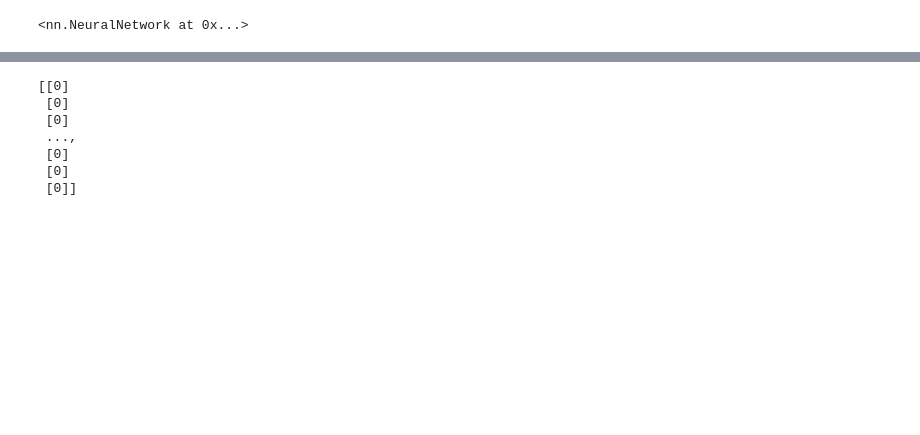
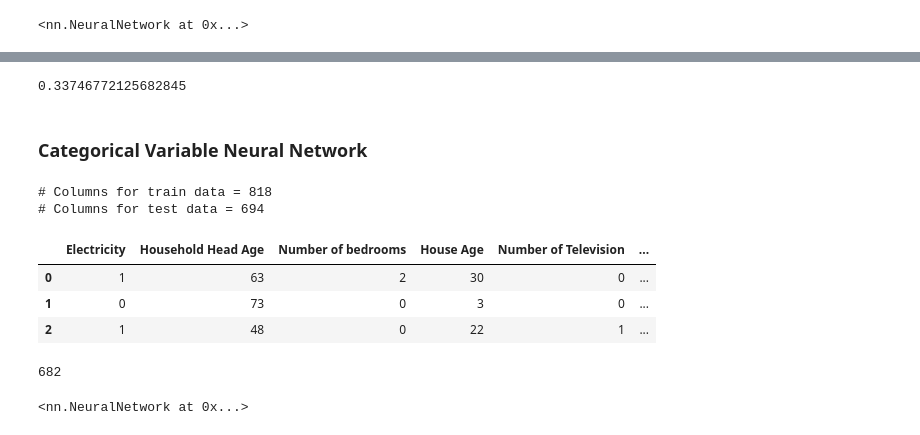
Before and after one commit to ndara/FilipinoHousing, a Jupyter notebook: Neural Network Application.ipynb, the cells around one changed output, grey strips where cells are left out. Saved outputs shown, nothing was run; the diff lists cells and outputs as text; code cells hidden in the pictures; blank space fills up the shorter version.

Commit message:
Added the neural network applications for continuous, categorical, the combo of both

```diff
--- a/Neural Network Application.ipynb
+++ b/Neural Network Application.ipynb
@@ -82,14 +88,19 @@ ordinal_vars = ['Household Head Age','Number of bedrooms','House Age','Number of
                 'Number of Stove with Oven/Gas Range', 'Number of Motorized Banca',
                 'Number of Motorcycle/Tricycle','Members with age less than 5 year old','Members with age 5 - 17 years old','Total number of family members employed']
 # %%
+#Split the columns into continuous, categorical
 train_continuous = train_data[continuous_vars]
 train_categorical = train_data[nominal_vars + binary_vars + ordinal_vars]
 train_ordinal = train_data[ordinal_vars]
 train_y = train_data[response_variable]
 
 test_continuous = test_data[continuous_vars]
+test_categorical = test_data[nominal_vars + binary_vars + ordinal_vars]
+test_ordinal = test_data[ordinal_vars]
 
 
 print('Continuous Set has ' + str(len(train_continuous.columns)) + ' columns')
+print('Categorical Set has ' + str(len(train_categorical.columns)) + ' columns')
+print('Ordinal Set has ' + str(len(train_ordinal.columns)) + ' columns')
 # %% [output]
 Continuous Set has 22 columns
@@ -114,10 +146,7 @@ x = nn.predict(test_continuous_scaled)
-# %%
-print(x)
-# %% [output]
-[[0]
- [0]
- [0]
- ...,
- [0]
- [0]
- [0]]
+# %%
+# Predict with the Neural Network against training data for metrics purposes
+predicted_y_scaled = nn.predict(train_continuous_scaled)
+predicted_y = yScaler.inverse_transform(predicted_y_scaled.reshape(predicted_y_scaled.shape[0],))
+mean_squared_error(train_y_scaled, predicted_y_scaled)
+# %% [output]
+0.33746772125682845
@@ -123,0 +157,28 @@ print(x)
+# %% [markdown]
+### Categorical Variable Neural Network
+# %%
+train_categorical_dummied = dummyify(train_categorical, nominal_vars)
+test_categorical_dummied = dummyify(test_categorical, nominal_vars)
+
+train_ordinal_encoded = rank_hot_encode(train_ordinal, ordinal_vars)
+test_ordinal_encoded = rank_hot_encode(test_ordinal, ordinal_vars)
+# %%
+all_categorical = train_categorical_dummied.join(train_ordinal_encoded)
+all_categorical_test = test_categorical_dummied.join(test_ordinal_encoded)
+print("# Columns for train data =", len(all_categorical.columns))
+print("# Columns for test data =", len(all_categorical_test.columns))
+all_categorical.head(3)
+# %% [output]
+# Columns for train data = 818
+# Columns for test data = 694
+|  | Electricity | Household Head Age | Number of bedrooms | House Age | Number of Television | ... |
+| 0 | 1 | 63 | 2 | 30 | 0 | ... |
+| 1 | 0 | 73 | 0 | 3 | 0 | ... |
+| 2 | 1 | 48 | 0 | 22 | 1 | ... |
+# %%
+# Use sets to find common columns existing in train and test set
+common_cols = list(set(all_categorical.columns) & set(all_categorical_test.columns))
+common_cols.sort()
+len(common_cols)
+# %% [output]
+682
@@ -123,0 +188,6 @@ print(x)
+# %%
+# Configure the Neural Network
+nn = NeuralNetwork(len(train_categorical_scaled.columns))
+nn.add_layer(64, "tanh").add_layer(1, "identity", bias = False)
+# %% [output]
+<nn.NeuralNetwork at 0x...>
```
Also changed, not shown: parts of 21 cells of this notebook.
